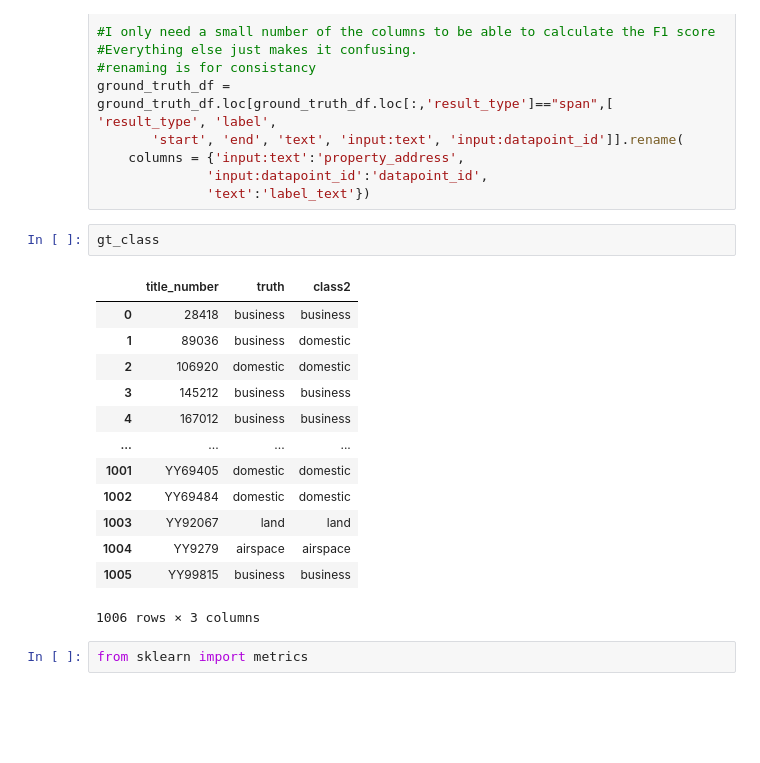
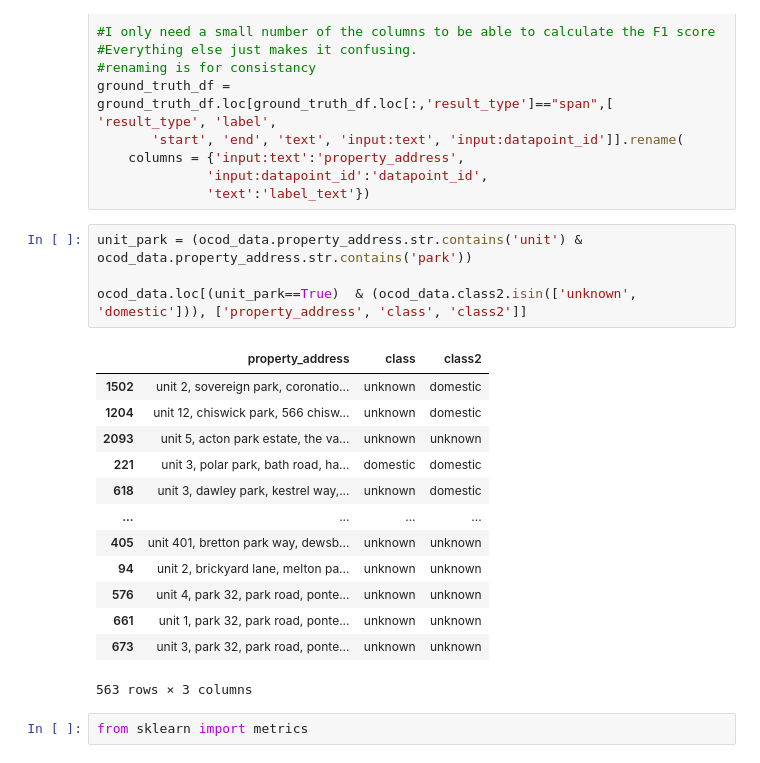
Before and after one commit to JonnoB/enhance_ocod, a Jupyter notebook: Locating and classifying the ocod dataset.ipynb, the cells around one changed output. Drawn from its saved outputs; the diff is of its cells as text; blank space fills up the shorter version.

```diff
--- a/Locating and classifying the ocod dataset.ipynb
+++ b/Locating and classifying the ocod dataset.ipynb
@@ -619,21 +403,23 @@ ground_truth_df = ground_truth_df.loc[ground_truth_df.loc[:,'result_type']=="spa
               'input:datapoint_id':'datapoint_id',
               'text':'label_text'})
 # %%
-gt_class
+unit_park = (ocod_data.property_address.str.contains('unit') & ocod_data.property_address.str.contains('park'))
+
+ocod_data.loc[(unit_park==True)  & (ocod_data.class2.isin(['unknown', 'domestic'])), ['property_address', 'class', 'class2']]
 # %% [output]
-|  | title_number | truth | class2 |
-| 0 | 28418 | business | business |
-| 1 | 89036 | business | domestic |
-| 2 | 106920 | domestic | domestic |
-| 3 | 145212 | business | business |
-| 4 | 167012 | business | business |
+|  | property_address | class | class2 |
+| 1502 | unit 2, sovereign park, coronatio... | unknown | domestic |
+| 1204 | unit 12, chiswick park, 566 chisw... | unknown | domestic |
+| 2093 | unit 5, acton park estate, the va... | unknown | unknown |
+| 221 | unit 3, polar park, bath road, ha... | domestic | domestic |
+| 618 | unit 3, dawley park, kestrel way,... | unknown | domestic |
 | ... | ... | ... | ... |
-| 1001 | YY69405 | domestic | domestic |
-| 1002 | YY69484 | domestic | domestic |
-| 1003 | YY92067 | land | land |
-| 1004 | YY9279 | airspace | airspace |
-| 1005 | YY99815 | business | business |
+| 405 | unit 401, bretton park way, dewsb... | unknown | unknown |
+| 94 | unit 2, brickyard lane, melton pa... | unknown | unknown |
+| 576 | unit 4, park 32, park road, ponte... | unknown | unknown |
+| 661 | unit 1, park 32, park road, ponte... | unknown | unknown |
+| 673 | unit 3, park 32, park road, ponte... | unknown | unknown |
-1006 rows × 3 columns
+563 rows × 3 columns
 # %%
 from sklearn import metrics
 # %%
```
Also changed, not shown: parts of 14 cells of this notebook, 52 other files.
